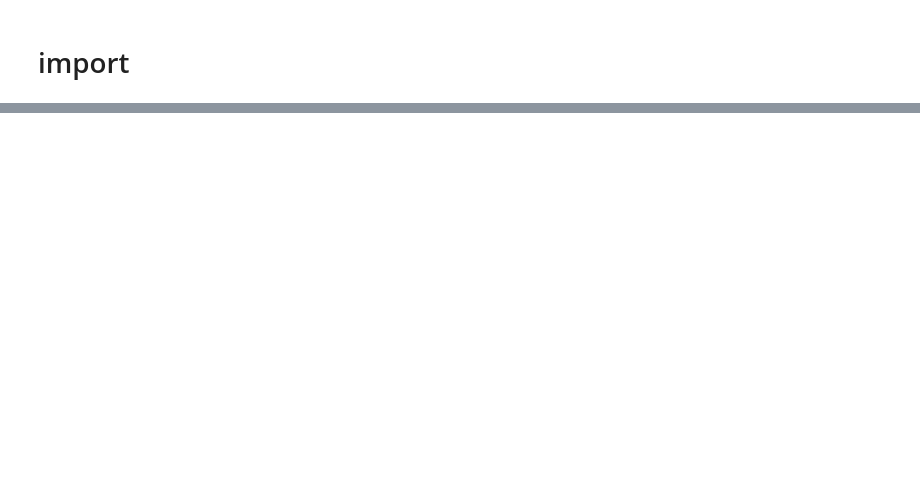
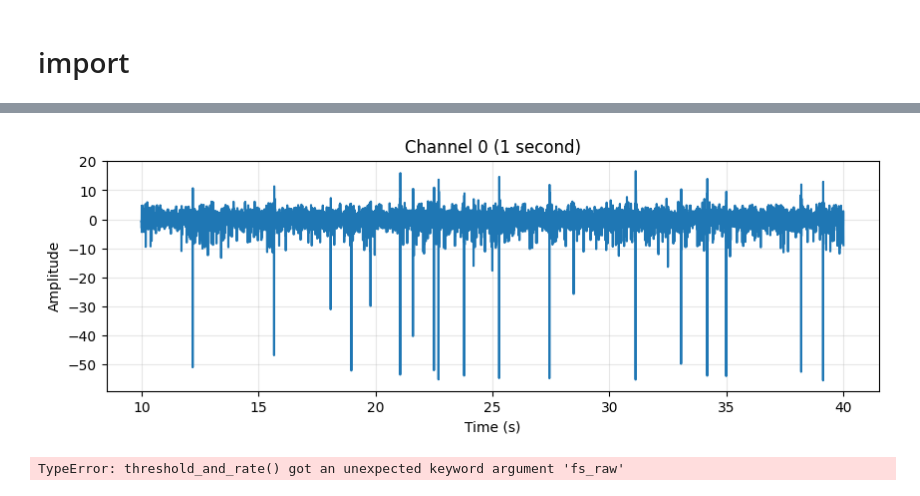
Before and after one commit to guillemotts/penn_neurotech_hack, a Jupyter notebook: kyunghwandecoding.ipynb, the cells around one changed output, grey strips where cells are left out. Drawn from its saved outputs; the diff is of its cells as text; code cells hidden in the pictures; blank space fills up the shorter version.

```diff
--- a/kyunghwandecoding.ipynb
+++ b/kyunghwandecoding.ipynb
@@ -402,0 +3,22 @@ plt.show()
+# %%
+import h5py
+import numpy as np
+
+FILE_PATH = "/Users/kyu/Downloads/training_broadband_data_20260411_142911.h5"
+
+with h5py.File(FILE_PATH, "r") as f:
+    raw = f["acquisition/ElectricalSeries"][:]
+    t_ns = f["acquisition/timestamp_ns"][:]  # optional, can ignore
+
+n_time = len(t_ns)
+n_ch = len(raw) // n_time
+
+data = raw.reshape(n_time, n_ch)   # no timestamp here
+
+X_signal = data[:, :-12]
+X_aux = data[:, -12:]
+
+fs = 31_000
+
+print("signal shape:", X_signal.shape)
+print("aux shape:", X_aux.shape)
@@ -402,0 +197,52 @@ plt.show()
+# %%
+import matplotlib.pyplot as plt
+
+fs = 1000  # your downsampled rate
+
+ch = 0              # pick channel index
+t_start = 10       # seconds
+duration = 30        # 1 second
+
+start = int(t_start * fs)
+end = int((t_start + duration) * fs)
+
+x = X_notched[start:end, ch]
+t = (np.arange(start, end) / fs)
+
+plt.figure(figsize=(10, 3))
+plt.plot(t, x)
+plt.xlabel("Time (s)")
+plt.ylabel("Amplitude")
+plt.title(f"Channel {ch} (1 second)")
+plt.grid(True, alpha=0.3)
+plt.show()
+# %% [output]
+[figure, added]
+# %%
+import numpy as np
+import kyunghwan_spike_functions as s
+
+
+fs_raw = 31_000
+fs_rate = 1_000
+
+n_time, n_ch = X_notched.shape
+n_time_rate = int(np.floor(n_time * fs_rate / fs_raw))
+
+rate_mat = np.zeros((n_time_rate, n_ch))
+
+for ch in range(n_ch):
+    res = s.threshold_and_rate(
+        X_notched[:, ch],
+        fs_raw=fs_raw,
+        fs_rate=fs_rate,
+        k=3.5,
+        mode="negative",
+        refractory_s=0.001,
+        smooth_method="none"
+    )
+    rate_mat[:, ch] = res["rate"]
+
+print(rate_mat.shape)
+# %% [output]
+TypeError: threshold_and_rate() got an unexpected keyword argument 'fs_raw'
```
Also changed, not shown: parts of 18 cells of this notebook, 3 other files.
